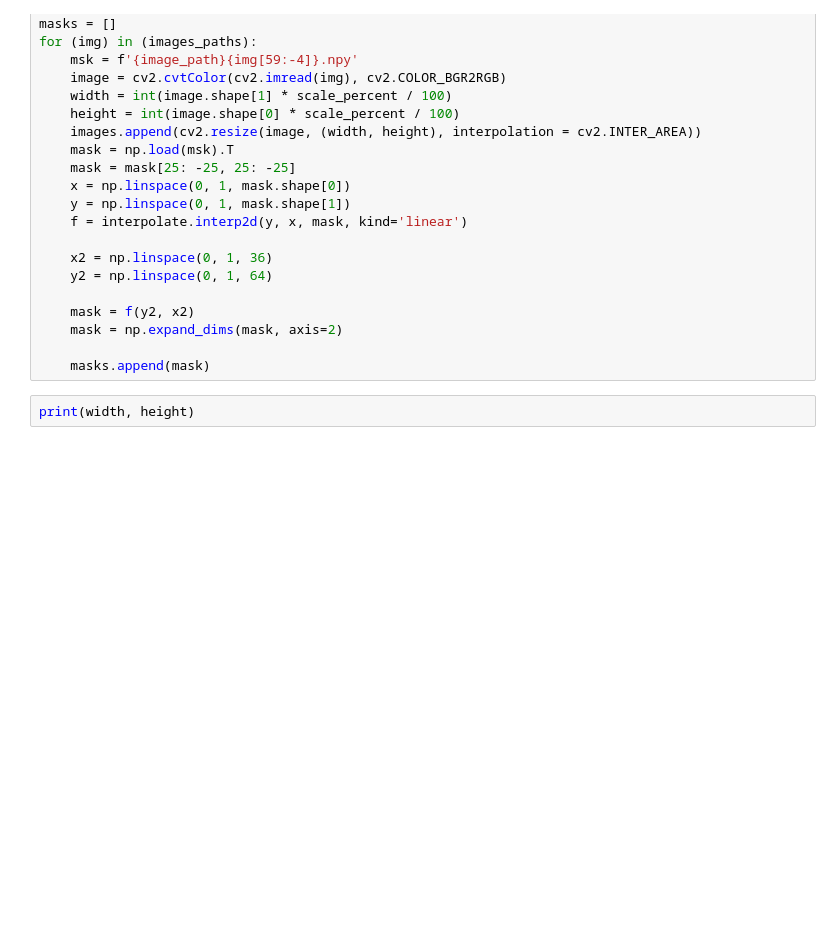
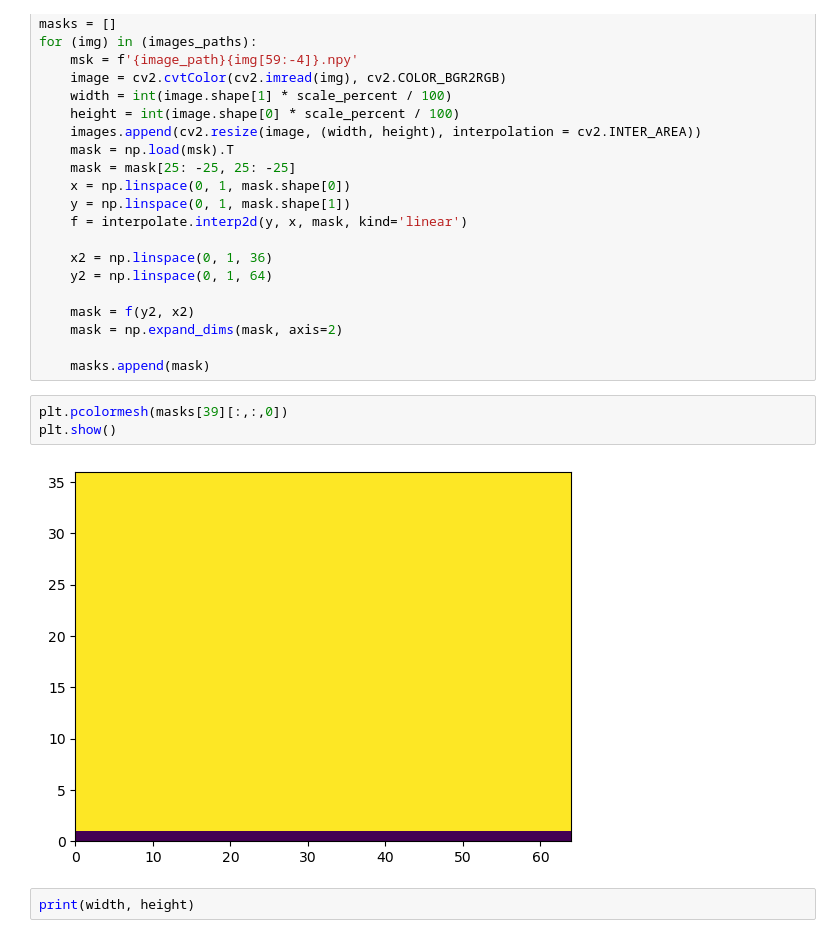
Before and after one commit to patrick-naylor/Soccer-Field-Detection, a Jupyter notebook: model.ipynb, the cells around one changed output. Cells and saved outputs as stored; diff of their text form; blank space fills up the shorter version.

```diff
--- a/model.ipynb
+++ b/model.ipynb
@@ -45,6 +42,11 @@ for (img) in (images_paths):
     mask = np.expand_dims(mask, axis=2)
 
     masks.append(mask)
+# %%
+plt.pcolormesh(masks[39][:,:,0])
+plt.show()
+# %% [output]
+[figure, added]
 # %%
 print(width, height)
 # %% [output]
```
Also changed, not shown: parts of 4 cells of this notebook.
